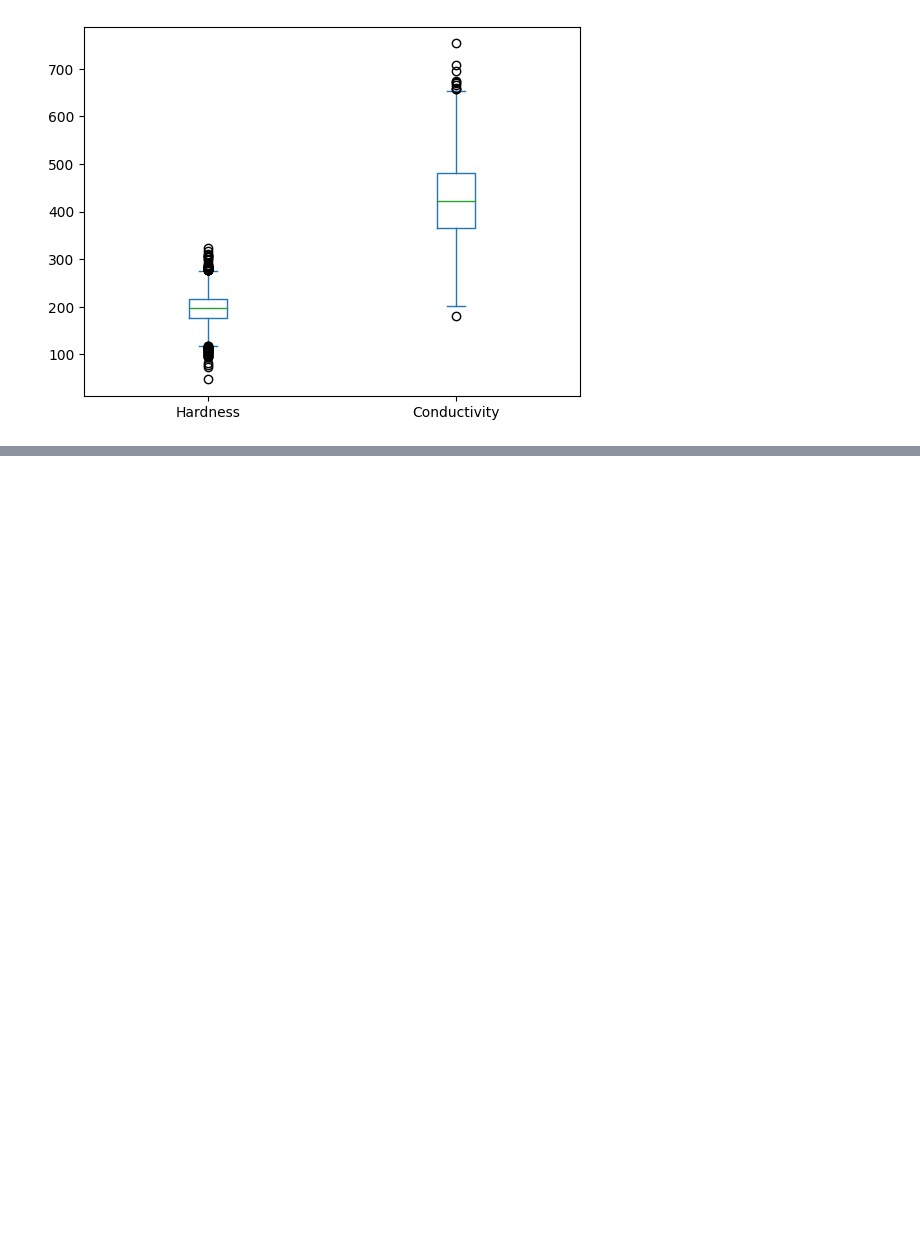
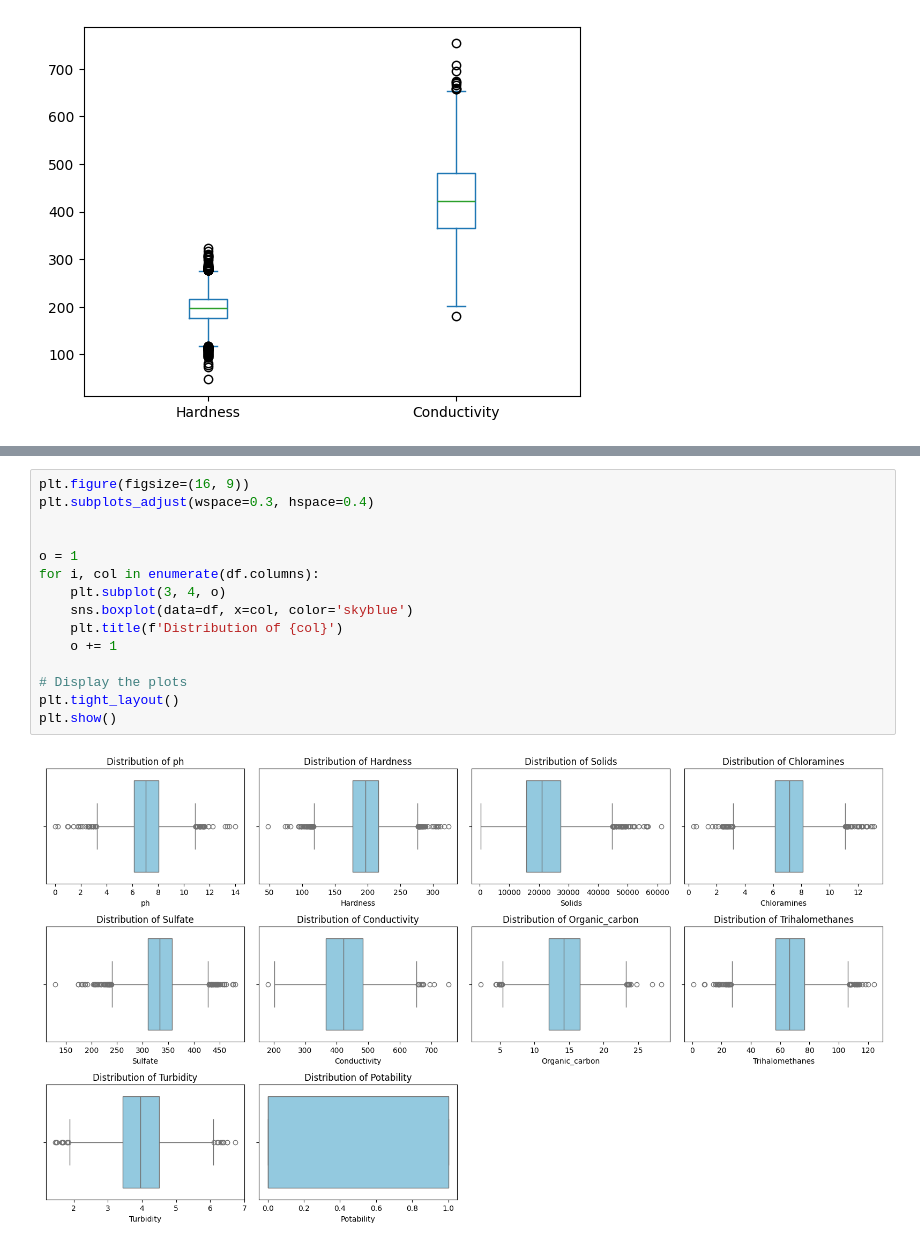
Before and after one commit to anastasijasavov/machine-learning, a Jupyter notebook: notebooks/Water Potability preprocessing.ipynb, the cells around one changed output, grey strips where cells are left out. Cells and saved outputs as stored; diff of their text form; blank space fills up the shorter version.

```diff
--- a/notebooks/Water Potability preprocessing.ipynb
+++ b/notebooks/Water Potability preprocessing.ipynb
@@ -87,3 +108,20 @@ plt.show()
+# %%
+plt.figure(figsize=(16, 9))
+plt.subplots_adjust(wspace=0.3, hspace=0.4)
+
+
+o = 1
+for i, col in enumerate(df.columns):
+    plt.subplot(3, 4, o)
+    sns.boxplot(data=df, x=col, color='skyblue')
+    plt.title(f'Distribution of {col}')
+    o += 1
+
+# Display the plots
+plt.tight_layout()
+plt.show()
+# %% [output]
+[figure, added]
 # %%
 sns.heatmap(df.corr(), cmap = 'coolwarm', annot = True, fmt = '.2f')
 plt.title("Correlation of Water Potability")
```
Also changed, not shown: parts of 18 cells of this notebook.
